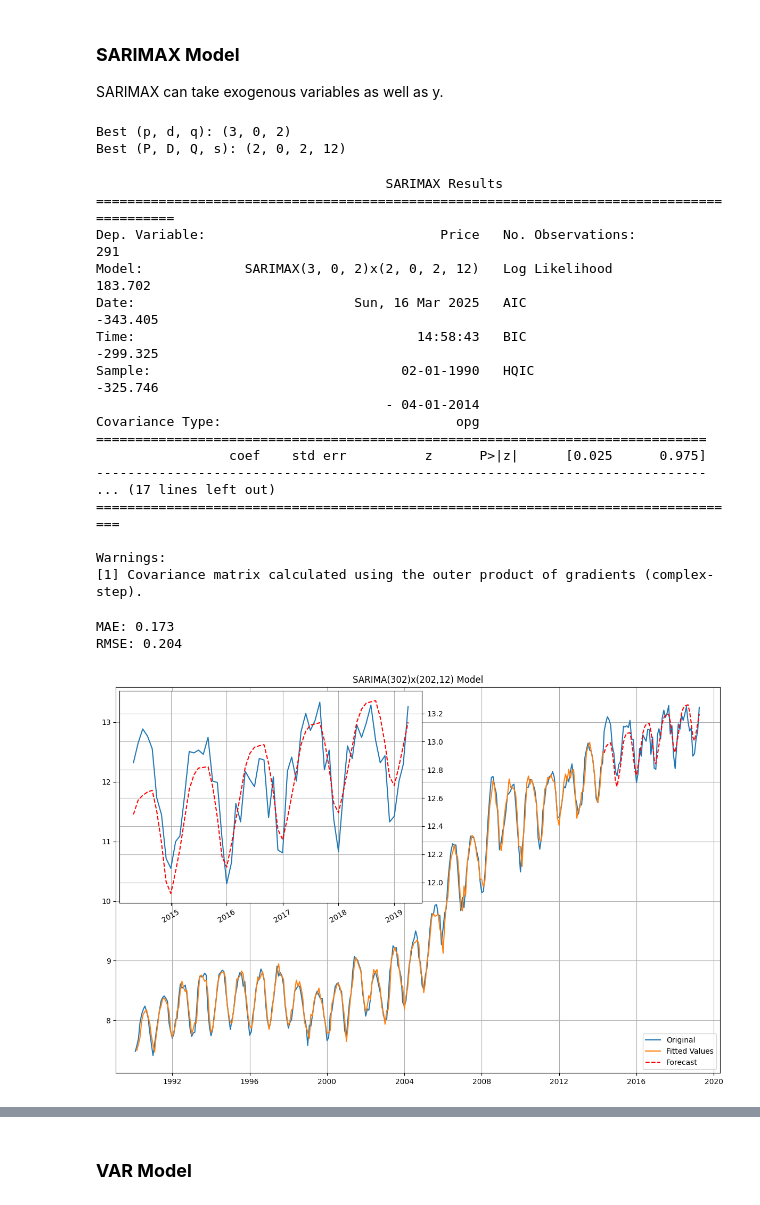
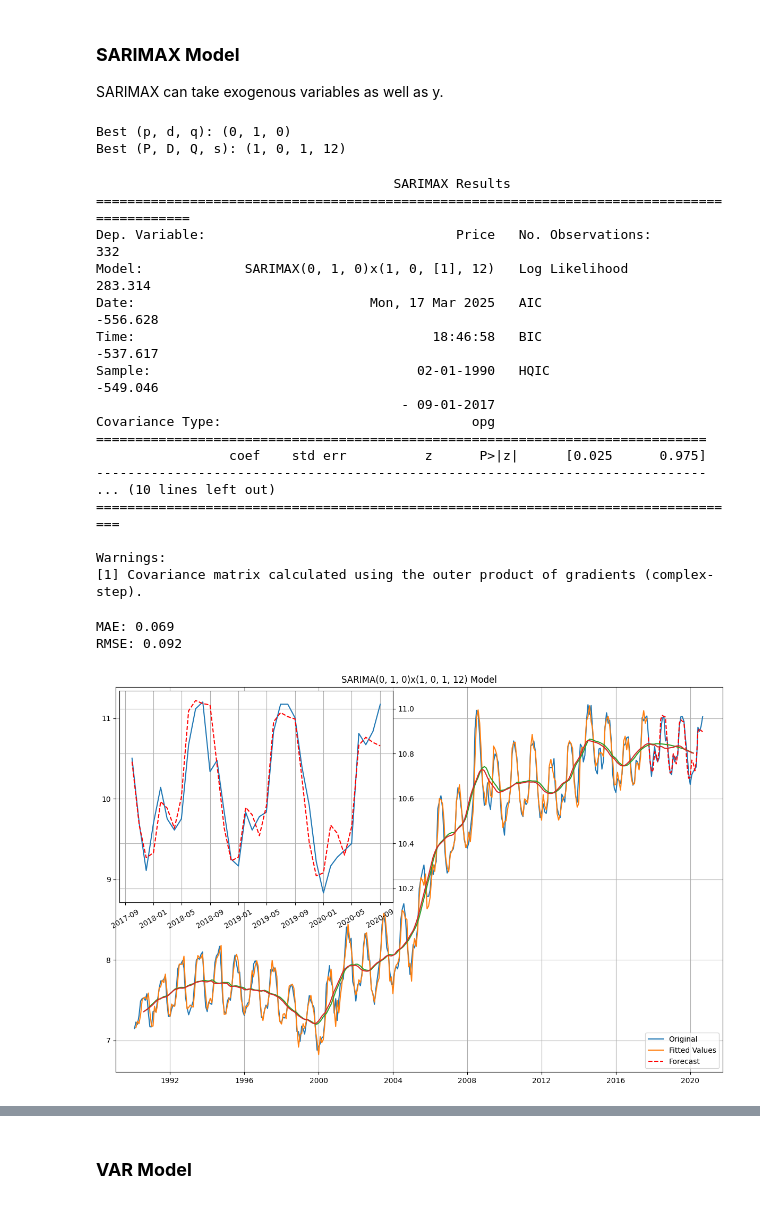
Before and after one commit to bktakacs/springboard_dsc_capstone3, a Jupyter notebook: pp-model.ipynb, the cells around one changed output, grey strips where cells are left out. Saved outputs shown, nothing was run; the diff lists cells and outputs as text; code cells hidden in the pictures.

```diff
--- a/pp-model.ipynb
+++ b/pp-model.ipynb
@@ -51,7 +67,7 @@ Natural gas consumed is in units of billion cubic feet (10^12)\
 Need to convert  energies to same unit.
 Also going to rename columsn to something easier.
 # %%
-df.rename(columns={'Average Price of Electricity to Ultimate Customers, Residential':'Price', 'Total Renewable Energy Consumption':'Renewable', 'Total Petroleum Consumed by the Residential Sector':'Petroleum', 'Natural Gas Consumed by the Electric Power Sector':'Electric', 'Natural Gas Consumed by the Transportation Sector, Vehicle Fuel':'Transportation'}, inplace=True)
+df.rename(columns={'Average Price of Electricity to Ultimate Customers, Commercial':'Price', 'Total Renewable Energy Consumption':'Renewable', 'Total Petroleum Consumed by the Residential Sector':'Petroleum', 'Natural Gas Consumed by the Electric Power Sector':'Electric', 'Natural Gas Consumed by the Transportation Sector, Vehicle Fuel':'Transportation'}, inplace=True)
 df.Renewable *= 1e3
 df
 # %% [output]
@@ -120,7 +136,7 @@ df_diff
 415 rows × 5 columns
 # %%
-split = 0.7
-splitdate = datetime.date(df.index[int(len(df)*0.7)].year, df.index[int(len(df)*0.7)].month,1)
+split = 0.8
+splitdate = datetime.date(df.index[int(len(df)*split)].year, df.index[int(len(df)*split)].month,1)
 splitdateahead = datetime.date(splitdate.year, splitdate.month+1,1)
 splitdateback = datetime.date(splitdate.year, splitdate.month-1,1)
 
@@ -220,13 +223,10 @@ MSE chose same model
 # %%
-forecast_length = 5 * 12 # forecast x years
-# forecast_length = len(xtest)
+forecast_length = 3 * 12 # forecast x years
 
-model_arima1 = ARIMA(ytrain, order=best_order_price, )
-model_arima_fit1 = model_arima1.fit()
-forecast_arima1 = model_arima_fit1.forecast(steps=forecast_length)
-# .cumsum() + ytrain[-1]
-# forecast_arima1 = forecast_arima1.cumsum() + ytrain_diff[-1]
-print(model_arima_fit1.summary())
+model_arima = ARIMA(ytrain, order=model_arima_auto.order, )
+model_arima_fit = model_arima.fit()
+pred_arima = model_arima_fit.forecast(steps=forecast_length)
+print(model_arima_fit.summary())
 # %% [output]
                                SARIMAX Results
 ==============================================================================
@@ -288,14 +296,15 @@ model_sarima_auto = auto_arima(y=ytrain, #endogenous data,
                                X=extrain, #exogenous data
                                seasonal=True, #SARIMA
                                m=12, # monthly frequency
+                               stationary=False
                                )
 # %%
 # Print best model order
 print("Best (p, d, q):", model_sarima_auto.order)
 print("Best (P, D, Q, s):", model_sarima_auto.seasonal_order)
 # %% [output]
-Best (p, d, q): (3, 0, 2)
-Best (P, D, Q, s): (2, 0, 2, 12)
+Best (p, d, q): (0, 1, 0)
+Best (P, D, Q, s): (1, 0, 1, 12)
 # %%
 model_sarima_auto1 = SARIMAX(endog=ytrain,
                              exog=extrain,
@@ -308,19 +317,19 @@ print(model_sarima_auto1_fit.summary())
 
 pred_sarima_auto1 = model_sarima_auto1_fit.forecast(steps=forecast_length, exog=extest[:forecast_length])
 # %% [output]
-                                     SARIMAX Results
-==========================================================================================
-Dep. Variable:                              Price   No. Observations:                  291
-Model:             SARIMAX(3, 0, 2)x(2, 0, 2, 12)   Log Likelihood                 183.702
-Date:                            Sun, 16 Mar 2025   AIC                           -343.405
-Time:                                    14:58:43   BIC                           -299.325
-Sample:                                02-01-1990   HQIC                          -325.746
-                                     - 04-01-2014
-Covariance Type:                              opg
+                                      SARIMAX Results
+============================================================================================
+Dep. Variable:                                Price   No. Observations:                  332
+Model:             SARIMAX(0, 1, 0)x(1, 0, [1], 12)   Log Likelihood                 283.314
+Date:                              Mon, 17 Mar 2025   AIC                           -556.628
+Time:                                      18:46:58   BIC                           -537.617
+Sample:                                  02-01-1990   HQIC                          -549.046
+                                       - 09-01-2017
+Covariance Type:                                opg
 ==============================================================================
                  coef    std err          z      P>|z|      [0.025      0.975]
 ------------------------------------------------------------------------------
-... (17 lines left out)
+... (10 lines left out)
 ===================================================================================
 
 Warnings:
@@ -328,31 +337,36 @@ Warnings:
 # %%
 print('MAE: {:.3f}\nRMSE: {:.3f}'.format(
     mean_absolute_error(ytest[:forecast_length], pred_sarima_auto1),
     root_mean_squared_error(ytest[:forecast_length], pred_sarima_auto1)
 ))
 
 # Plot
 fig, ax = plt.subplots(1, figsize=(12,8))
 ax.plot(pd.concat([ytrain, ytest[:forecast_length]]), label='Original')
 ax.plot(model_sarima_auto1_fit.fittedvalues[1:], label='Fitted Values')
 ax.plot(pred_sarima_auto1, c='r', ls='--', label='Forecast')
+ax.plot(seasonal_decompose(pd.concat([model_sarima_auto1_fit.fittedvalues[1:], pred_sarima_auto1])).trend)
+ax.plot(seasonal_decompose(df.Price[:len(ytrain)+forecast_length]).trend)
 ax.grid(True)
 ax.legend(loc='lower right')
-inset = inset_axes(ax, width="50%", height="55%", loc=2)
+inset = inset_axes(ax, width="45%", height="55%", loc=2)
 inset.plot(ytest[:forecast_length])
 inset.plot(pred_sarima_auto1, c='r', ls='--')
 inset.grid(visible=True)
 inset.yaxis.set_label_position("right")
 inset.yaxis.tick_right()
 inset.set_xticklabels(labels=inset.get_xticklabels(), rotation=30)
 ax.set_xlim(
     datetime.date(train.index[0].year-1,train.index[0].month,1),
     datetime.date(test.index[forecast_length].year+1,test.index[forecast_length].month, 1)
 )
-ax.set_title('SARIMA(302)x(202,12) Model')
+ax.set_title('SARIMA{}x{} Model'.format(
+    model_sarima_auto.order, model_sarima_auto.seasonal_order
+))
 plt.tight_layout()
+plt.savefig('./figures/sarima1')
 plt.show()
 # %% [output]
-MAE: 0.173
-RMSE: 0.204
+MAE: 0.069
+RMSE: 0.092
-[figure, old version]
+[figure, new version]
```
Also changed, not shown: parts of 38 cells of this notebook.
